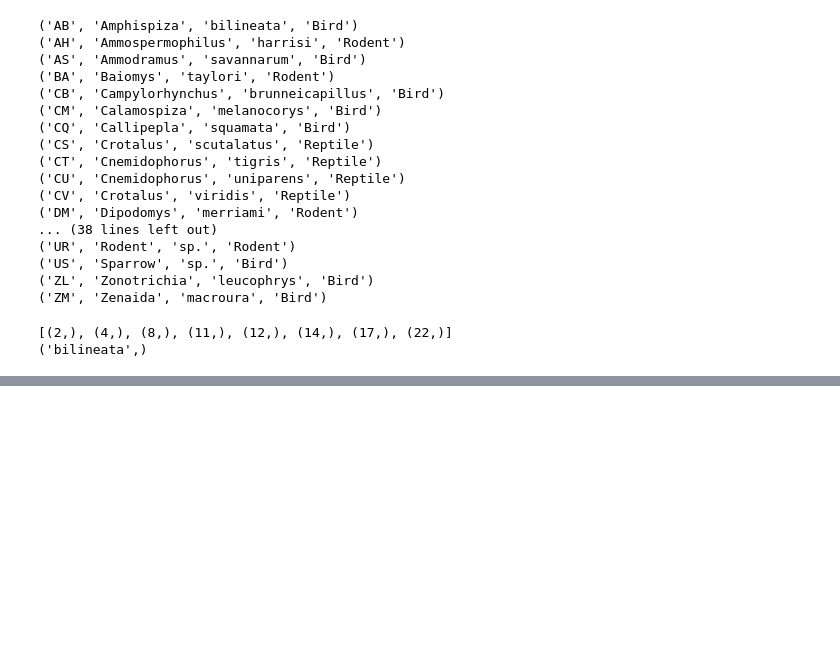
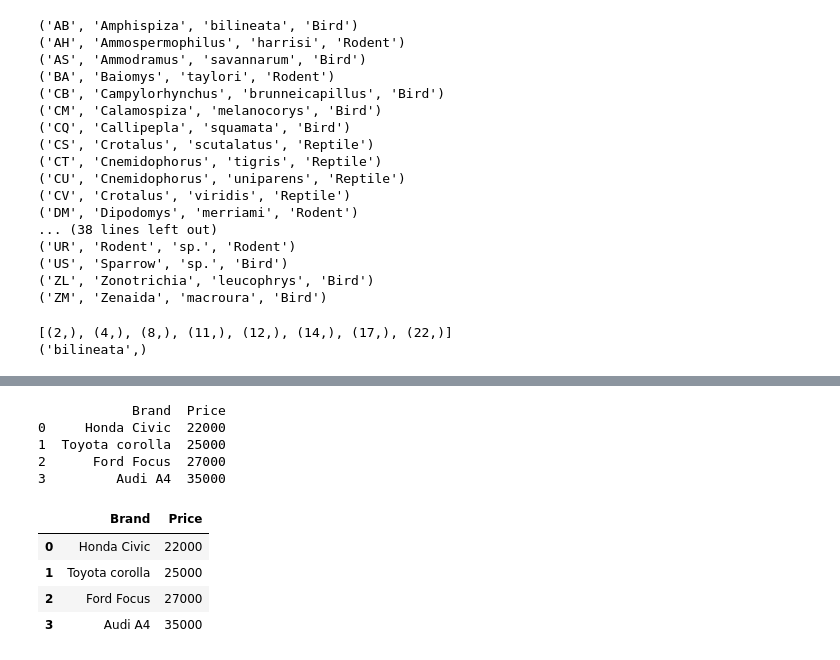
Before and after one commit to Tasneem3614/MSC_FDS_506, a Jupyter notebook: fds practical 1 26aug.ipynb, the cells around one changed output, grey strips where cells are left out. Drawn from its saved outputs; the diff is of its cells as text; code cells hidden in the pictures; blank space fills up the shorter version.

```diff
--- a/fds practical 1 26aug.ipynb
+++ b/fds practical 1 26aug.ipynb
@@ -39,0 +61,25 @@ con.close()
+# %%
+from pandas import DataFrame
+Cars={'Brand':['Honda Civic','Toyota corolla','Ford Focus','Audi A4'],'Price':[22000,25000,27000,35000]}
+df=DataFrame(Cars,columns=['Brand','Price'])
+print(df)
+# %% [output]
+            Brand  Price
+0     Honda Civic  22000
+1  Toyota corolla  25000
+2      Ford Focus  27000
+3         Audi A4  35000
+# %%
+import sqlite3
+conn=sqlite3.connect('TestDB1.db')
+c=conn.cursor()
+c.execute('CREATE TABLE CARS(Brand text,Price number)')
+conn.commit()
+df.to_sql('CARS2',conn,if_exists='replace',index=False)
+df
+# %% [output]
+|  | Brand | Price |
+| 0 | Honda Civic | 22000 |
+| 1 | Toyota corolla | 25000 |
+| 2 | Ford Focus | 27000 |
+| 3 | Audi A4 | 35000 |
```
Also changed, not shown: parts of 6 cells of this notebook.
